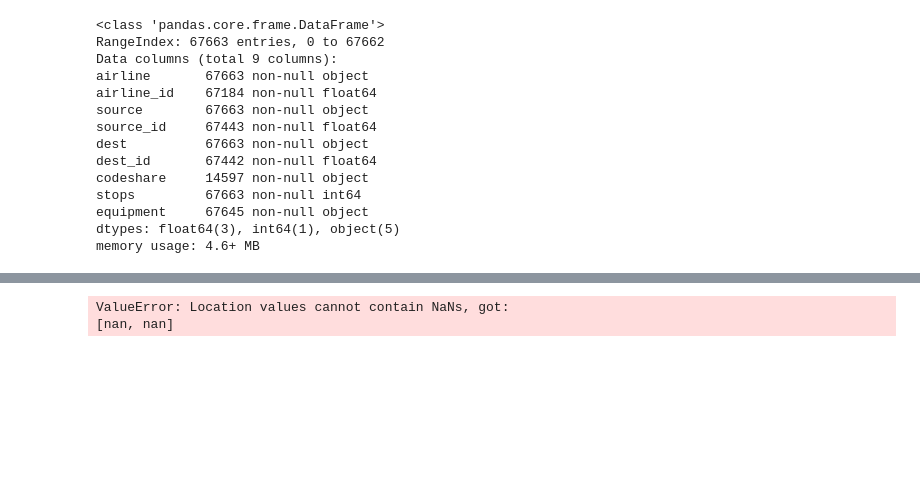
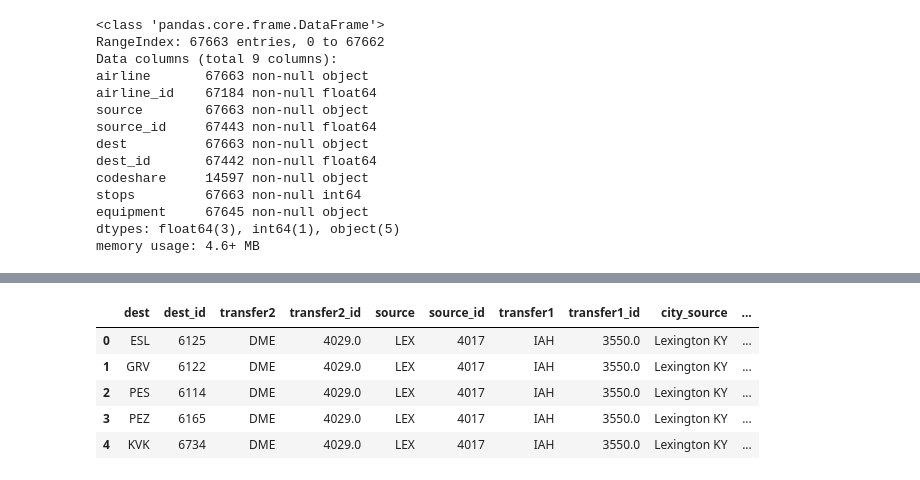
Before and after one commit to alha282/ce599, a Jupyter notebook: 09-Mapping/interactive-mapping.ipynb, the cells around one changed output, grey strips where cells are left out. Cells and saved outputs as stored; diff of their text form; code cells hidden in the pictures; blank space fills up the shorter version.

```diff
--- a/09-Mapping/interactive-mapping.ipynb
+++ b/09-Mapping/interactive-mapping.ipynb
@@ -640,0 +843,12 @@ lex_transfer2 = routes[(routes['source']!="LEX")]
+# %%
+lex_2transfer4.drop(['id'], axis=1, inplace = True)
+lex_2transfer4 = pd.merge(lex_2transfer4, airports1, left_on = 'dest_id', right_on = 'id',
+                         suffixes = ['_source', '_dest'])
+lex_2transfer4.head()
+# %% [output]
+|  | dest | dest_id | transfer2 | transfer2_id | source | source_id | transfer1 | transfer1_id | city_source | ... |
+| 0 | ESL | 6125 | DME | 4029.0 | LEX | 4017 | IAH | 3550.0 | Lexington KY | ... |
+| 1 | GRV | 6122 | DME | 4029.0 | LEX | 4017 | IAH | 3550.0 | Lexington KY | ... |
+| 2 | PES | 6114 | DME | 4029.0 | LEX | 4017 | IAH | 3550.0 | Lexington KY | ... |
+| 3 | PEZ | 6165 | DME | 4029.0 | LEX | 4017 | IAH | 3550.0 | Lexington KY | ... |
+| 4 | KVK | 6734 | DME | 4029.0 | LEX | 4017 | IAH | 3550.0 | Lexington KY | ... |
@@ -644,24 +865,33 @@ airport_set = set()
 route_set = set()
 
 # Make sure we don't add duplicates, especially for the origins
-for name, row in lex_transfer.iterrows():
+for name, row in lex_2transfer4.iterrows():
 
-    if row['source_x'] not in airport_set:
+    if row['source'] not in airport_set:
         marker = folium.CircleMarker([row["latitude_source"], row["longitude_source"]],
                                      color='DarkCyan',
                                      fill_color='DarkCyan',
                                      radius=5)
-        marker.add_to(lex_air1)
-        airport_set.add(row['source_x'])
+        marker.add_to(lex_air2)
+        airport_set.add(row['source'])
 
     if row['dest'] not in airport_set:
         marker = folium.CircleMarker([row["latitude_dest"], row["longitude_dest"]],
                                      color='MidnightBlue',
                                      fill_color='MidnightBlue',
                                      radius=5)
-        marker.add_to(lex_air)
+        marker.add_to(lex_air2)
         airport_set.add(row['dest'])
-lex_air
+
+    # PolyLine will accept a whole list of tuples, not just two
+    if (row['source'],row['dest']) not in route_set:
+        gc_points = getGreatCirclePoints(row["latitude_source"],
+                                         row["longitude_source"],
+                                         row["latitude_dest"],
+                                         row["longitude_dest"])
+
+        line = folium.PolyLine(gc_points, weight=2)
+        line.add_to(lex_air2)
+        route_set.add((row['source'],row['dest']))
+
+lex_air2.save("lex_air2.html")
-# %% [output]
-ValueError: Location values cannot contain NaNs, got:
-[nan, nan]
```
Also changed, not shown: parts of 33 cells of this notebook, 5 other files.
